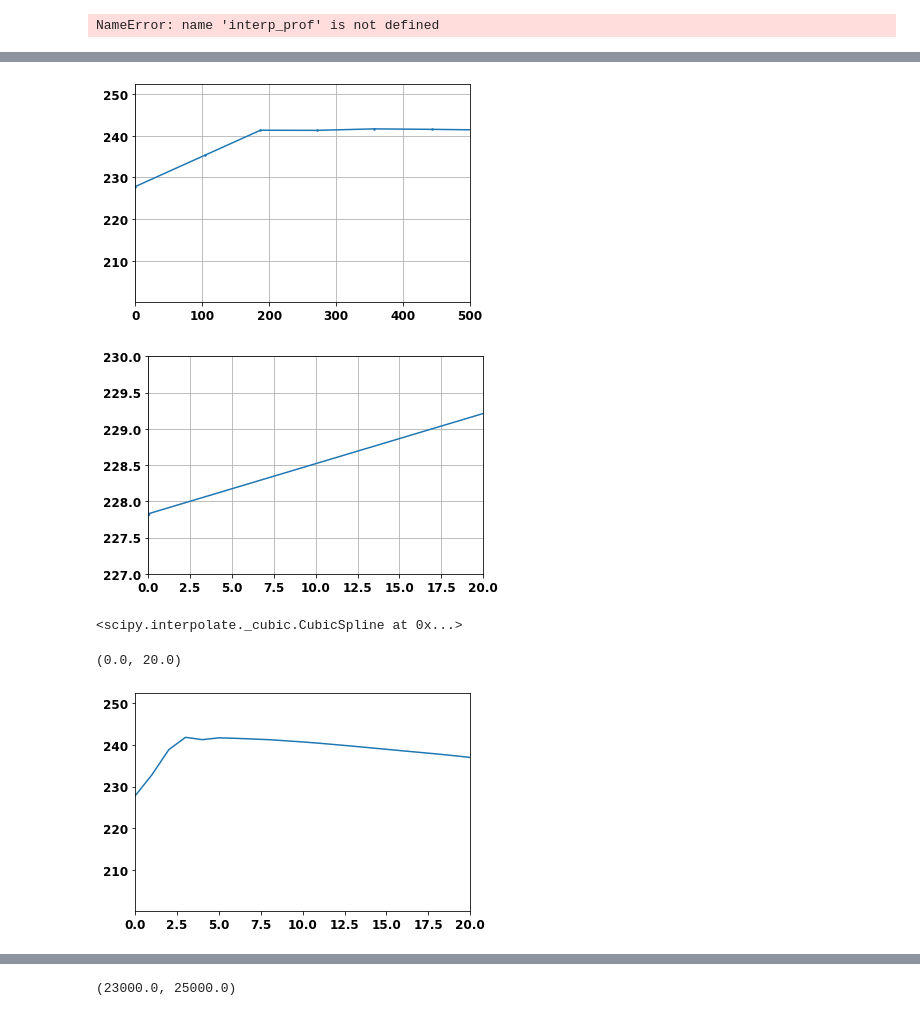
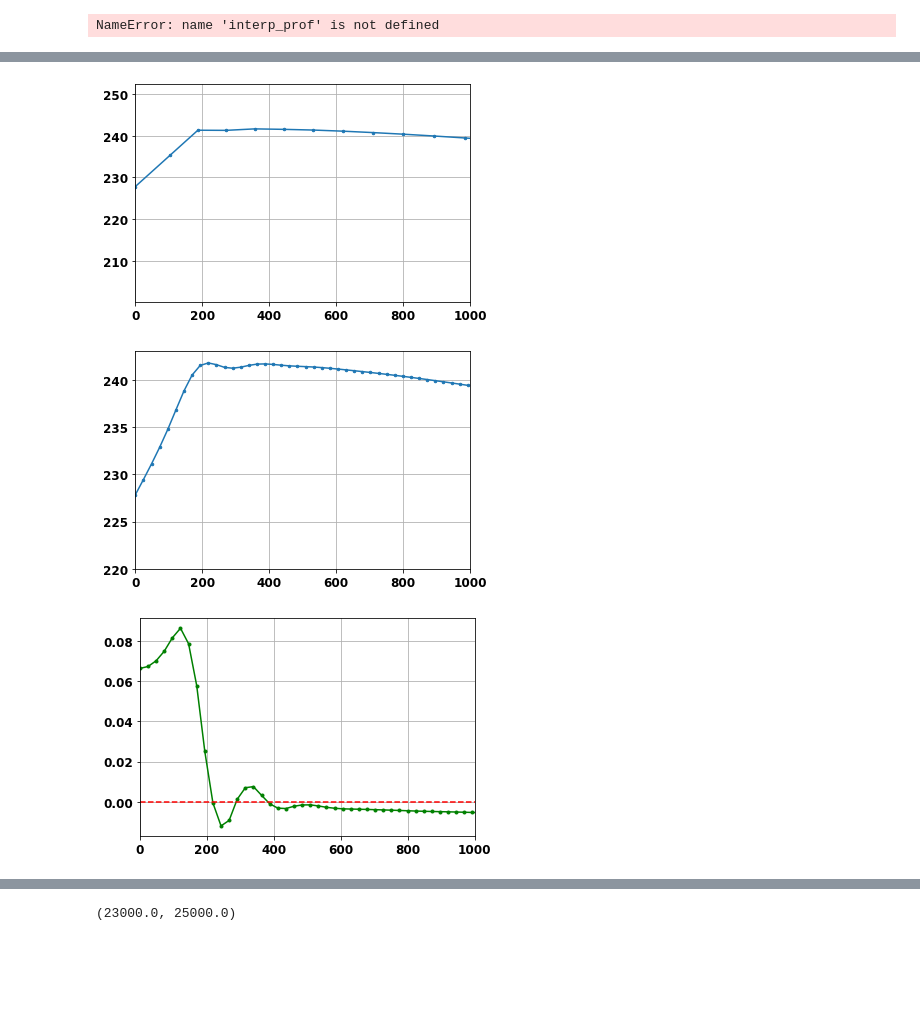
Before and after one commit to costachris/arctic_surface_forcing, a Jupyter notebook: rad_transfer_python/simulate_radiances_main.ipynb, the cells around one changed output, grey strips where cells are left out. Cells and saved outputs as stored; diff of their text form; code cells hidden in the pictures; blank space fills up the shorter version.

```diff
--- a/rad_transfer_python/simulate_radiances_main.ipynb
+++ b/rad_transfer_python/simulate_radiances_main.ipynb
@@ -643,7 +642,8 @@ def interpolate_profile(p_prof,
                         var_prof,
                         p_interp_grid,
                         method = 'CubicSpline',
-                        return_interp_obj = False):
+                        return_interp_obj = False,
+                       **kwargs):
     '''
     Interpolate profile to given pressure grid.
 
@@ -679,6 +679,9 @@ def interpolate_profile(p_prof,
     if method == 'CubicSpline':
         interp_obj = CubicSpline(p_prof,var_prof, bc_type = 'natural')
         var_prof_interpolated = interp_obj(p_interp_grid)
+    if method == 'BSpline':
+        interp_obj = BSpline(p_prof,var_prof, **kwargs)
+        var_prof_interpolated = interp_obj(p_interp_grid)
 
     if method == 'Linear':
         interp_obj = interp1d(p_prof,var_prof, bounds_error = False)
@@ -708,5 +711,7 @@ interp_prof = interpolate_profile(z_prof_0,
                     T_prof_0,
 #                     T_prof_incr,
 #                     p_interp_grid = np.linspace(z_prof.min(), z_prof.max(), 1000),
-                    p_interp_grid = np.linspace(0, z_prof.max(), 1000),
+                    mehtod =  'CubicSpline',
+#                     method = 'BSpline', k = 1,
+                    p_interp_grid = np.linspace(0, z_prof.max(), 3000),
                     return_interp_obj=True)
@@ -731,25 +720,22 @@ array([  103.79053,   186.8587 ,   270.9213 ,   356.36795,   442.8218 ,
 # %%
-plt.plot(z_prof_0, T_prof_0, '.-', markersize= 3)
+plt.plot(z_prof_0, T_prof_0, '.-', markersize= 5)
 # plt.xlim([0, 1000])
-plt.xlim([0,500])
+plt.xlim([0,1000])
 plt.grid()
 # %% [output]
-[figure, old version]
+[figure, new version]
-# %%
-plt.plot(interp_prof[0], interp_prof[1], '.-', markersize= 5)
-plt.ylim([227, 230])
-plt.xlim([0,20])
-plt.grid()
-# %% [output]
-[figure, removed]
-# %%
-interp_prof[-1]
-# %% [output]
-<scipy.interpolate._cubic.CubicSpline at 0x...>
 # %%
-plt.plot(interp_prof[-1](np.linspace(0, z_prof.max(), 1000), nu = 0))
+plt.plot(interp_prof[0], interp_prof[1], '.-', markersize= 5)
+plt.ylim([220, 243])
+plt.xlim([0,1000])
+plt.grid()
+plt.figure()
+xx = np.linspace(0, z_prof.max(), 3000)
+plt.plot(xx, interp_prof[-1](xx, nu = 1), '.-', c = 'g')
+plt.gca().axhline(0, c = 'r', linestyle = '--')
 # plt.ylim([-0.01, 0.005])
-plt.xlim([0,20])
+plt.xlim([0,1000])
+plt.grid()
 # %% [output]
-(0.0, 20.0)
-[figure, old version]
+[figure, new version]
+[figure, added]
```
Also changed, not shown: parts of 23 cells of this notebook, 2 other files.
